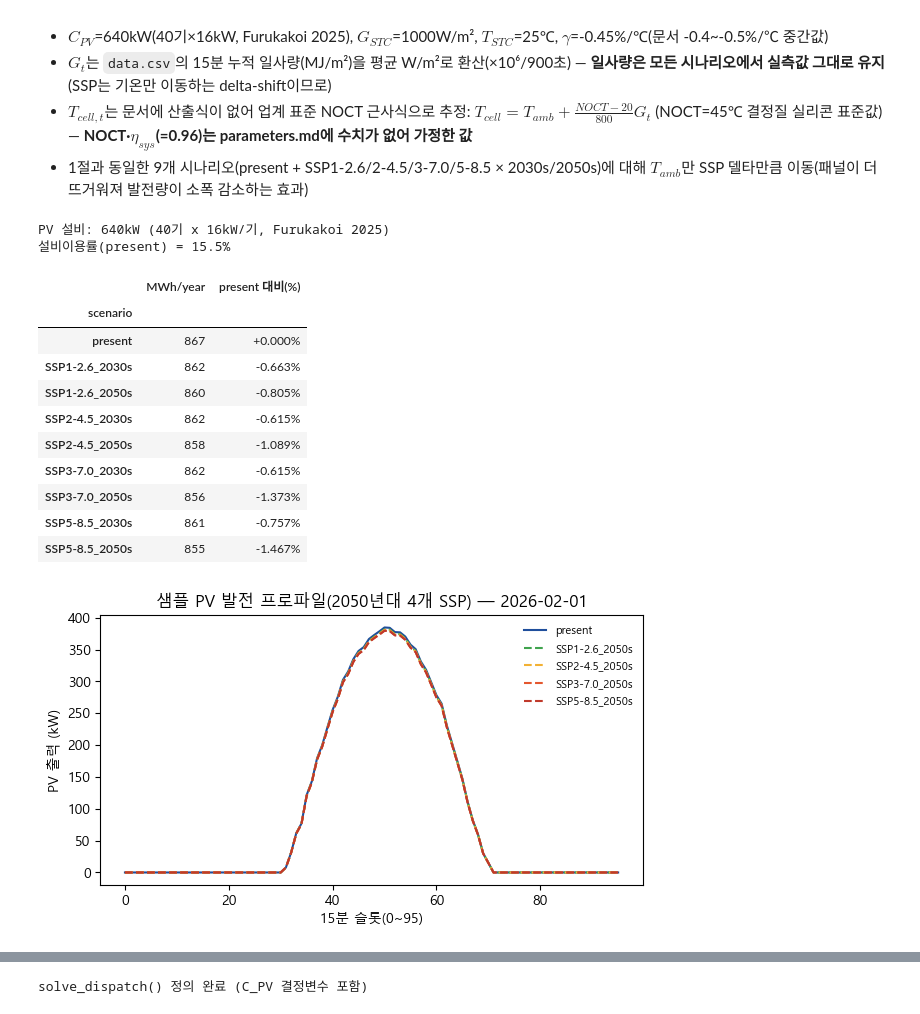
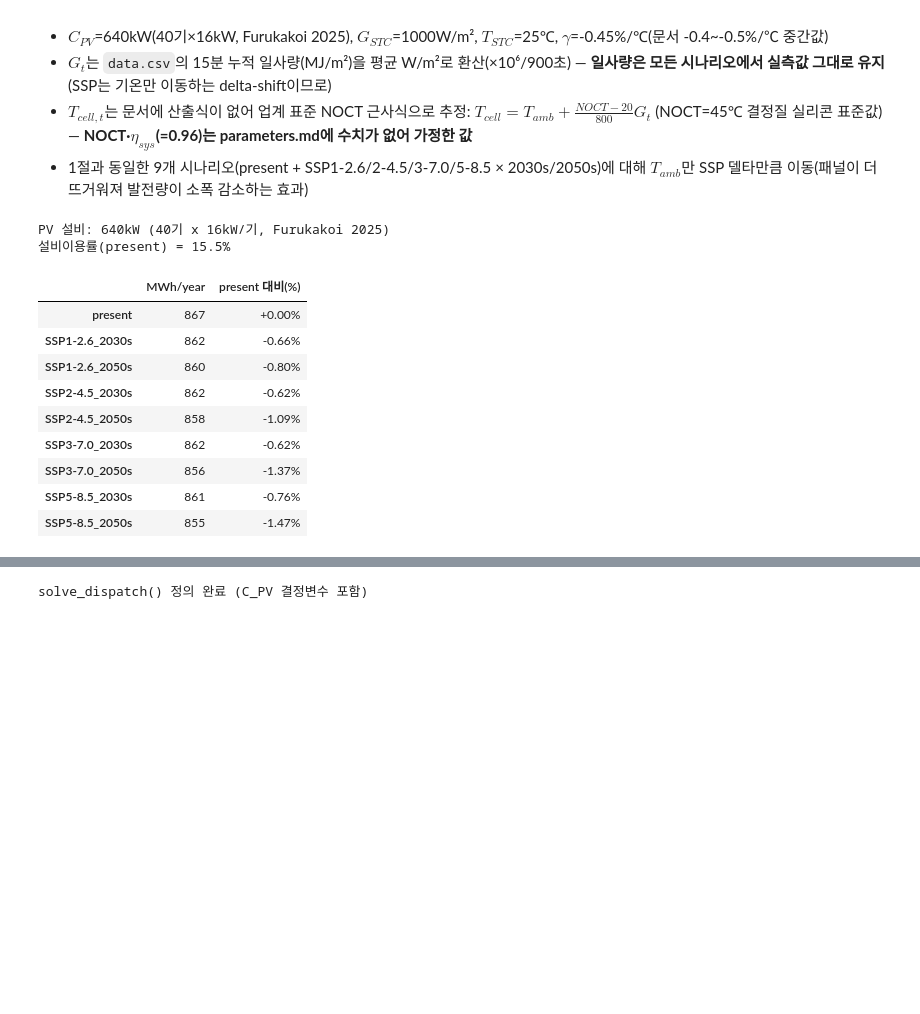
Before and after one commit to pjw040702/RobustEMS, a Jupyter notebook: ess_pv_pipeline.ipynb, the cells around one changed output, grey strips where cells are left out. Drawn from its saved outputs; the diff is of its cells as text; code cells hidden in the pictures; blank space fills up the shorter version.

```diff
--- a/ess_pv_pipeline.ipynb
+++ b/ess_pv_pipeline.ipynb
@@ -151,51 +149,36 @@ $$P_{DC,t}=C_{PV}\frac{G_t}{G_{STC}}\left[1+\gamma(T_{cell,t}-T_{STC})\right]\et
 # %%
 # 2. PV 발전량 계산
 C_PV, G_STC, T_STC, NOCT, ETA_SYS = 640.0, 1000.0, 25.0, 45.0, 0.96   # kW, W/m2, C, C, -
 GAMMA = -0.0045   # PV 온도계수 (1/C)
 
 G_t_Wm2 = d15["solar_rad_15min_mj_m2"] * 1e6 / 900      # 15분 누적 MJ/m2 -> 평균 W/m2
 
-pv_list = []
+# P_DC = C_PV x (G/G_STC) x [1 + GAMMA(T_cell - T_STC)] x ETA_SYS,  T_cell은 NOCT 근사
+# 4단계는 G_t_Wm2에서 p_unit을 직접 다시 계산하므로 여기서는 연간 발전량만 집계한다.
+rows = {}
 for scn, dT in SCENARIOS.items():
-    t_amb = d15["temp_c"] + dT
-    t_cell = t_amb + (NOCT - 20) / 800 * G_t_Wm2
+    t_cell = (d15["temp_c"] + dT) + (NOCT - 20) / 800 * G_t_Wm2
     pv_kw = (C_PV * (G_t_Wm2 / G_STC) * (1 + GAMMA * (t_cell - T_STC)) * ETA_SYS).clip(lower=0)
-    pv_list.append(pd.DataFrame({"date": d15["date"], "time": d15["time"], "slot": d15["slot"],
-                                  "scenario": scn, "pv_kw": pv_kw}))
-pv = pd.concat(pv_list, ignore_index=True)
+    rows[scn] = pv_kw.sum() * 0.25 / 1000                # kW -> MWh/년
 
-annual_pv = (pv.groupby("scenario")["pv_kw"].sum().div(4).div(1000)
-             .reindex(SCENARIOS.keys()).rename("MWh/year").to_frame())
+annual_pv = pd.DataFrame({"MWh/year": pd.Series(rows)}).reindex(SCENARIOS.keys())
 annual_pv["present 대비(%)"] = (annual_pv["MWh/year"] / annual_pv.loc["present", "MWh/year"] - 1) * 100
 print(f"PV 설비: {C_PV:.0f}kW (40기 x 16kW/기, Furukakoi 2025)")
 print(f"설비이용률(present) = {annual_pv.loc['present', 'MWh/year']*1000 / (C_PV*8760):.1%}")
-display(annual_pv.style.format({"MWh/year": "{:,.0f}", "present 대비(%)": "{:+.3f}%"}))
-
-fig, ax = plt.subplots(figsize=(7, 3.5))
-sub = pv[pv["date"] == sample_day]
-for scn in show_scn:
-    s = sub[sub["scenario"] == scn]
-    ax.plot(s["slot"], s["pv_kw"], label=scn, color=colors[scn], ls="-" if scn == "present" else "--")
-ax.set_xlabel("15분 슬롯(0~95)")
-ax.set_ylabel("PV 출력 (kW)")
-ax.set_title(f"샘플 PV 발전 프로파일(2050년대 4개 SSP) — {pd.Timestamp(sample_day).date()}")
-ax.legend(frameon=False, fontsize=8)
-plt.show()
+display(annual_pv.style.format({"MWh/year": "{:,.0f}", "present 대비(%)": "{:+.2f}%"}))
 # %% [output]
 PV 설비: 640kW (40기 x 16kW/기, Furukakoi 2025)
 설비이용률(present) = 15.5%
 |  | MWh/year | present 대비(%) |
-| scenario |  |  |
-| present | 867 | +0.000% |
-| SSP1-2.6_2030s | 862 | -0.663% |
-| SSP1-2.6_2050s | 860 | -0.805% |
-| SSP2-4.5_2030s | 862 | -0.615% |
-| SSP2-4.5_2050s | 858 | -1.089% |
-| SSP3-7.0_2030s | 862 | -0.615% |
-| SSP3-7.0_2050s | 856 | -1.373% |
-| SSP5-8.5_2030s | 861 | -0.757% |
-| SSP5-8.5_2050s | 855 | -1.467% |
+| present | 867 | +0.00% |
+| SSP1-2.6_2030s | 862 | -0.66% |
+| SSP1-2.6_2050s | 860 | -0.80% |
+| SSP2-4.5_2030s | 862 | -0.62% |
+| SSP2-4.5_2050s | 858 | -1.09% |
+| SSP3-7.0_2030s | 862 | -0.62% |
+| SSP3-7.0_2050s | 856 | -1.37% |
+| SSP5-8.5_2030s | 861 | -0.76% |
+| SSP5-8.5_2050s | 855 | -1.47% |
-[figure, removed]
 # %% [markdown]
 ## 3. ESS 모델링
 
```
Also changed, not shown: parts of 30 cells of this notebook, 12 other files.
